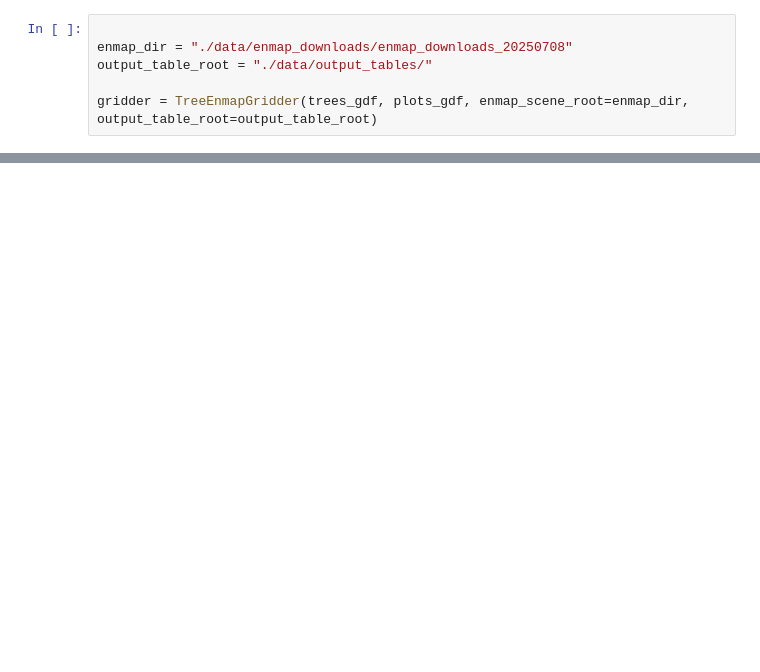
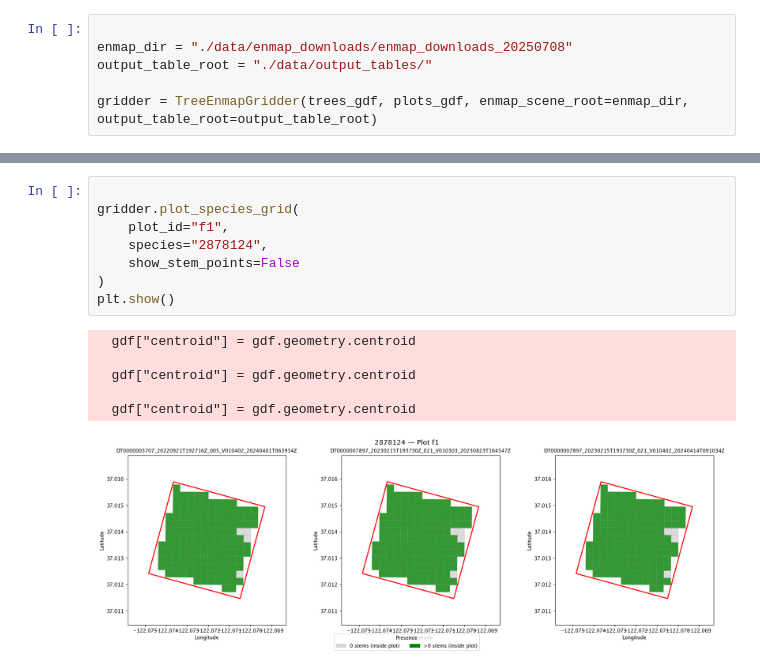
Before and after one commit to dangause/rs-hsi-botany, a Jupyter notebook: notebooks/pipeline/3_grid_tree_data_to_hrs.ipynb, the cells around one changed output, grey strips where cells are left out. Drawn from its saved outputs; the diff is of its cells as text; blank space fills up the shorter version.

```diff
--- a/notebooks/pipeline/3_grid_tree_data_to_hrs.ipynb
+++ b/notebooks/pipeline/3_grid_tree_data_to_hrs.ipynb
@@ -347,0 +81,15 @@ df_renamed = gdf.rename(columns=gbif_to_common_name_mapping_dict)
+# %%
+
+gridder.plot_species_grid(
+    plot_id="f1",
+    species="2878124",
+    show_stem_points=False
+)
+plt.show()
+# %% [output]
+  gdf["centroid"] = gdf.geometry.centroid
+
+  gdf["centroid"] = gdf.geometry.centroid
+
+  gdf["centroid"] = gdf.geometry.centroid
+[figure, added]
```
Also changed, not shown: parts of 10 cells of this notebook, 2 other files.
